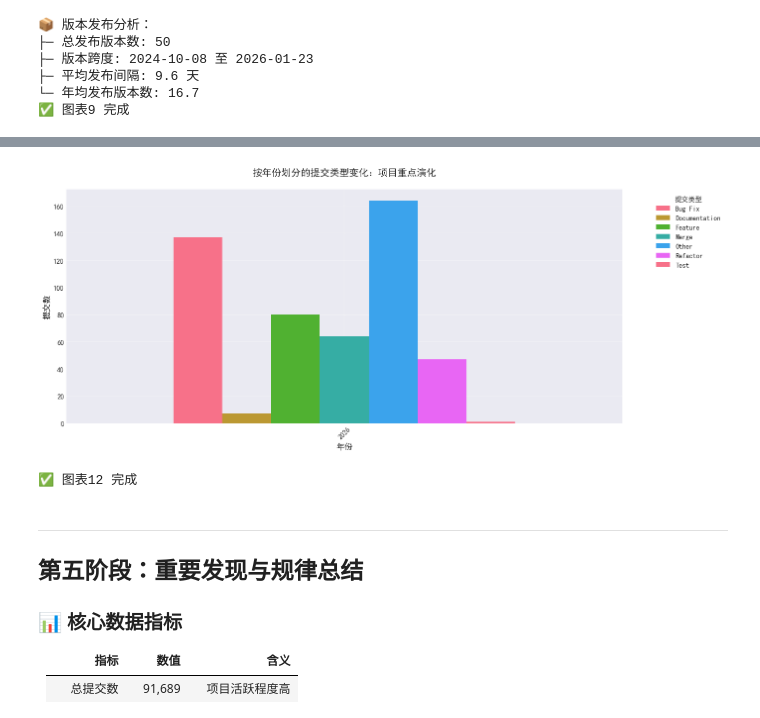
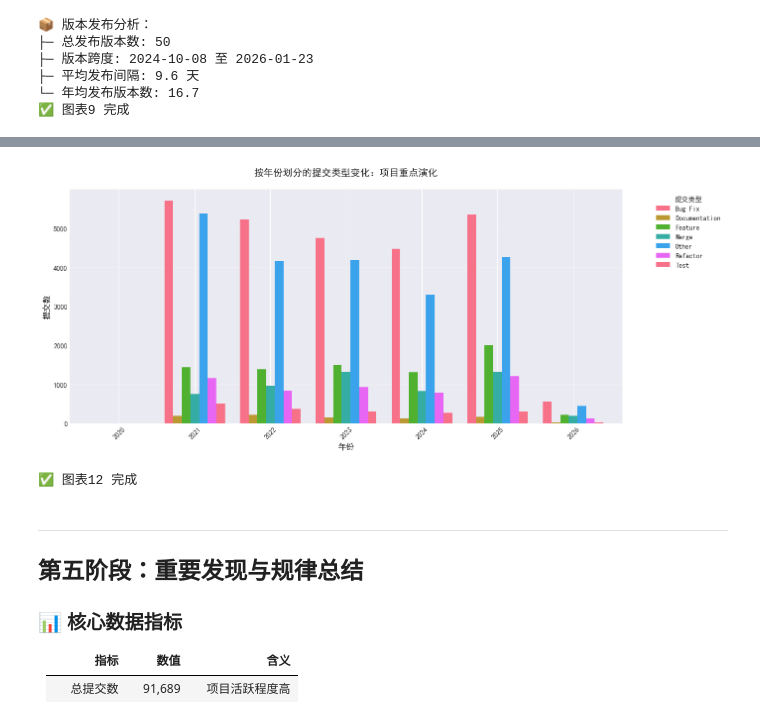
Before and after one commit to SiHaoYuu/Opensource-Software, a Jupyter notebook: code-oss-history.ipynb, the cells around one changed output, grey strips where cells are left out. Saved outputs shown, nothing was run; the diff lists cells and outputs as text; code cells hidden in the pictures.

```diff
--- a/code-oss-history.ipynb
+++ b/code-oss-history.ipynb
@@ -895,23 +897,23 @@ print("✅ 图表11 完成")
 ✅ 图表11 完成
 # %%
 # 图表12: 按年份提交类型分布对比
-yearly_type_dist = commits_full.groupby(['year', 'commit_type']).size().unstack(fill_value=0)
+yearly_type_dist = commits_history.groupby(['year', 'commit_type']).size().unstack(fill_value=0)
 
 fig, ax = plt.subplots(figsize=(14, 6))
 yearly_type_dist.plot(kind='bar', stacked=False, ax=ax, width=0.8)
 ax.set_xlabel('年份', fontsize=12, fontweight='bold')
 ax.set_ylabel('提交数', fontsize=12, fontweight='bold')
 ax.set_title('按年份划分的提交类型变化：项目重点演化', fontsize=14, fontweight='bold', pad=20)
 ax.legend(title='提交类型', bbox_to_anchor=(1.05, 1), loc='upper left')
 ax.tick_params(axis='x', rotation=45)
 plt.grid(alpha=0.3, axis='y')
 
 plt.tight_layout()
 plt.show()
 
 print("✅ 图表12 完成")
 # %% [output]
-[figure, old version]
+[figure, new version]
 ✅ 图表12 完成
 # %% [markdown]
 ---
```
Also changed, not shown: parts of 8 cells of this notebook.
